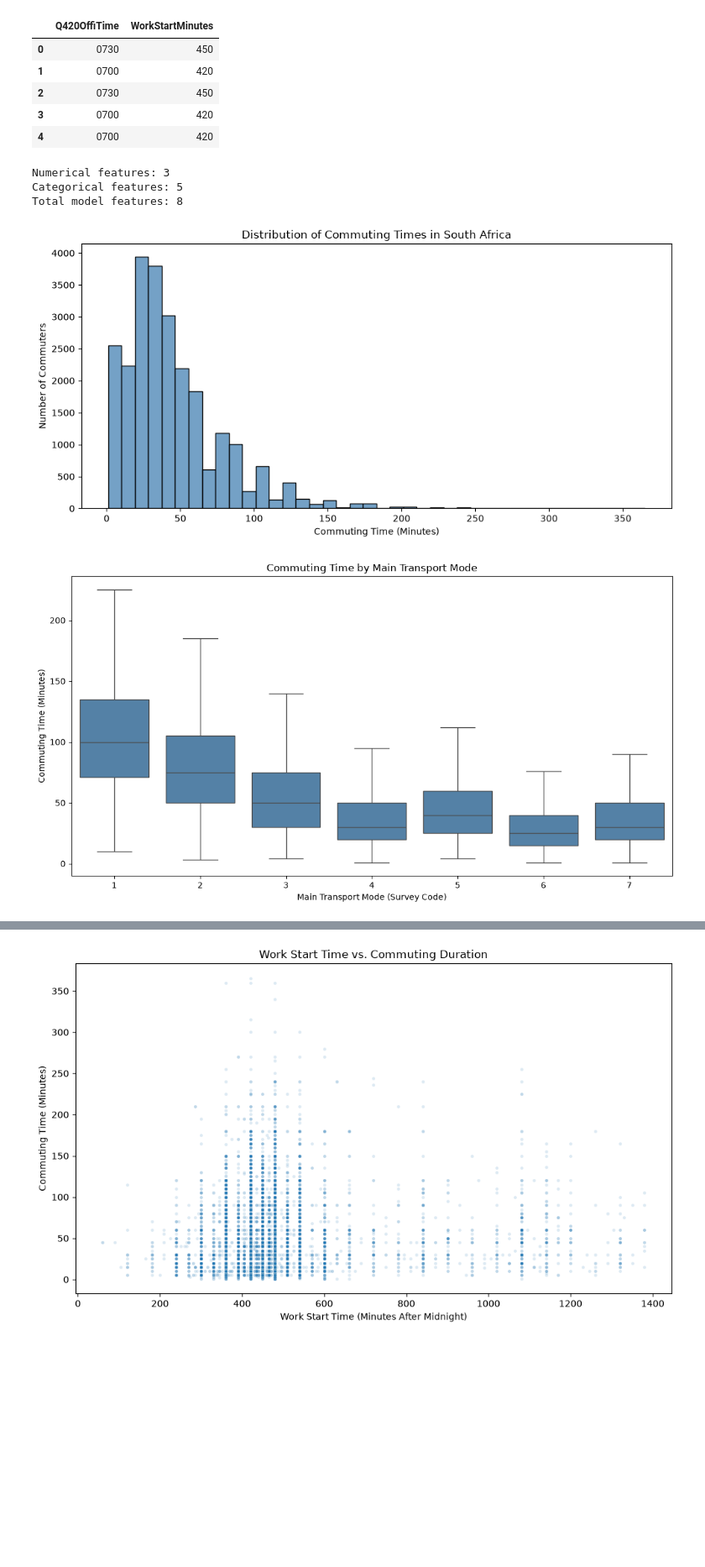
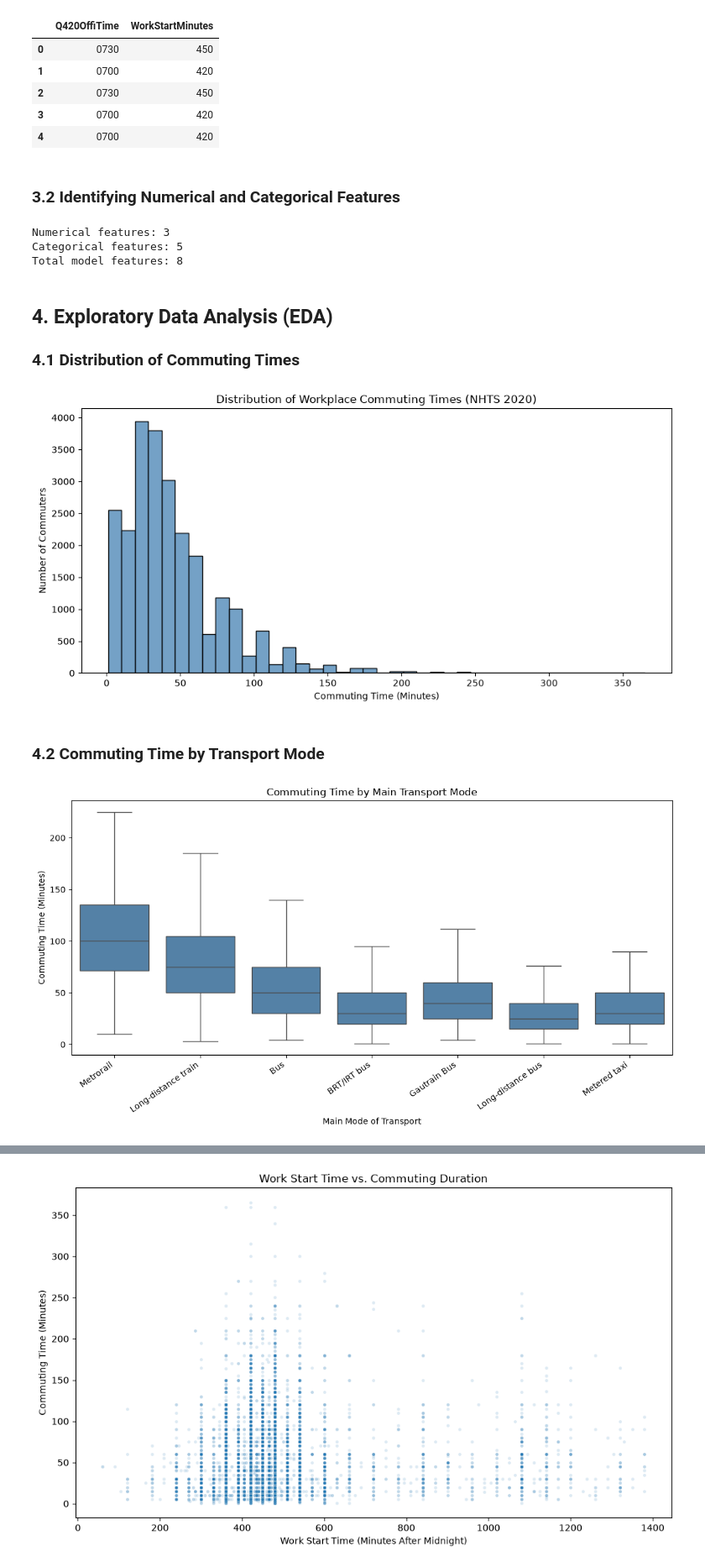
Before and after one commit to EKIRABO/linear_regression_model, a Jupyter notebook: summative/linear_regression/multivariate.ipynb, the cells around one changed output, grey strips where cells are left out. Shown at 84% size. Saved outputs shown, nothing was run; the diff lists cells and outputs as text; code cells hidden in the pictures; blank space fills up the shorter version.

Commit message:
Complete project documentation and refine regression analysis

```diff
--- a/summative/linear_regression/multivariate.ipynb
+++ b/summative/linear_regression/multivariate.ipynb
@@ -139,7 +213,7 @@ print("Records passing seven feature checks:", valid.sum())
 # %% [output]
 Records passing seven feature checks: 24492
 # %%
-# Converting work start "times to strings
+# Converting work start times to four-digit strings (HHMM)
 time= commute_df["Q420OffiTime"].astype(str).str.zfill(4)
 
 # Checking whether hours and minutes are valid
@@ -147,7 +221,7 @@ time= commute_df["Q420OffiTime"].astype(str).str.zfill(4)
 valid_time= (
     time.str.fullmatch(r"\d{4}")
     & (pd.to_numeric(time.str[:2], errors="coerce") < 24)
-    & (pd.to_numeric(time.str[:2], errors="coerce") < 60)
+    & (pd.to_numeric(time.str[2:], errors="coerce") < 60)
 )
 
 # Combining all the eight feature checks
@@ -194,6 +288,8 @@ commute_df[["Q420OffiTime", "WorkStartMinutes"]].head()
 | 2 | 0730 | 450 |
 | 3 | 0700 | 420 |
 | 4 | 0700 | 420 |
+# %% [markdown]
+### 3.2 Identifying Numerical and Categorical Features
 # %%
 # Identifying numerical features
 numerical_features = [
@@ -221,6 +317,10 @@ print("Total model features:", len(model_features))
 Numerical features: 3
 Categorical features: 5
 Total model features: 8
+# %% [markdown]
+## 4. Exploratory Data Analysis (EDA)
+
+### 4.1 Distribution of Commuting Times
 # %%
 #Importing libraries for visualisations
 import matplotlib.pyplot as plt
@@ -236,31 +336,50 @@ sns.histplot(
     color="steelblue"
 )
 
-plt.title("Distribution of Commuting Times in South Africa")
+plt.title("Distribution of Workplace Commuting Times (NHTS 2020)")
 plt.xlabel("Commuting Time (Minutes)")
 plt.ylabel("Number of Commuters")
 
 plt.tight_layout()
 plt.show()
 # %% [output]
-[figure, old version]
+[figure, new version]
+# %% [markdown]
+### 4.2 Commuting Time by Transport Mode
 # %%
 # Comparing commuting times across different transport modes
 plt.figure(figsize=(11, 6))
 
 sns.boxplot(
     data=commute_df,
     x="Mainmode_work",
     y="Tot_time_travel_work",
     color="steelblue",
     showfliers=False
 )
 
 plt.title("Commuting Time by Main Transport Mode")
-plt.xlabel("Main Transport Mode (Survey Code)")
+plt.xlabel("Main Mode of Transport")
 plt.ylabel("Commuting Time (Minutes)")
+
+transport_labels = [
+    "Metrorail",
+    "Long-distance train",
+    "Bus",
+    "BRT/IRT bus",
+    "Gautrain Bus",
+    "Long-distance bus",
+    "Metered taxi"
+]
+
+plt.xticks(
+    ticks=range(7),
+    labels=transport_labels,
+    rotation=35,
+    ha="right"
+)
 
 plt.tight_layout()
 plt.show()
 # %% [output]
-[figure, old version]
+[figure, new version]
```
Also changed, not shown: parts of 43 cells of this notebook, 1 other file.
